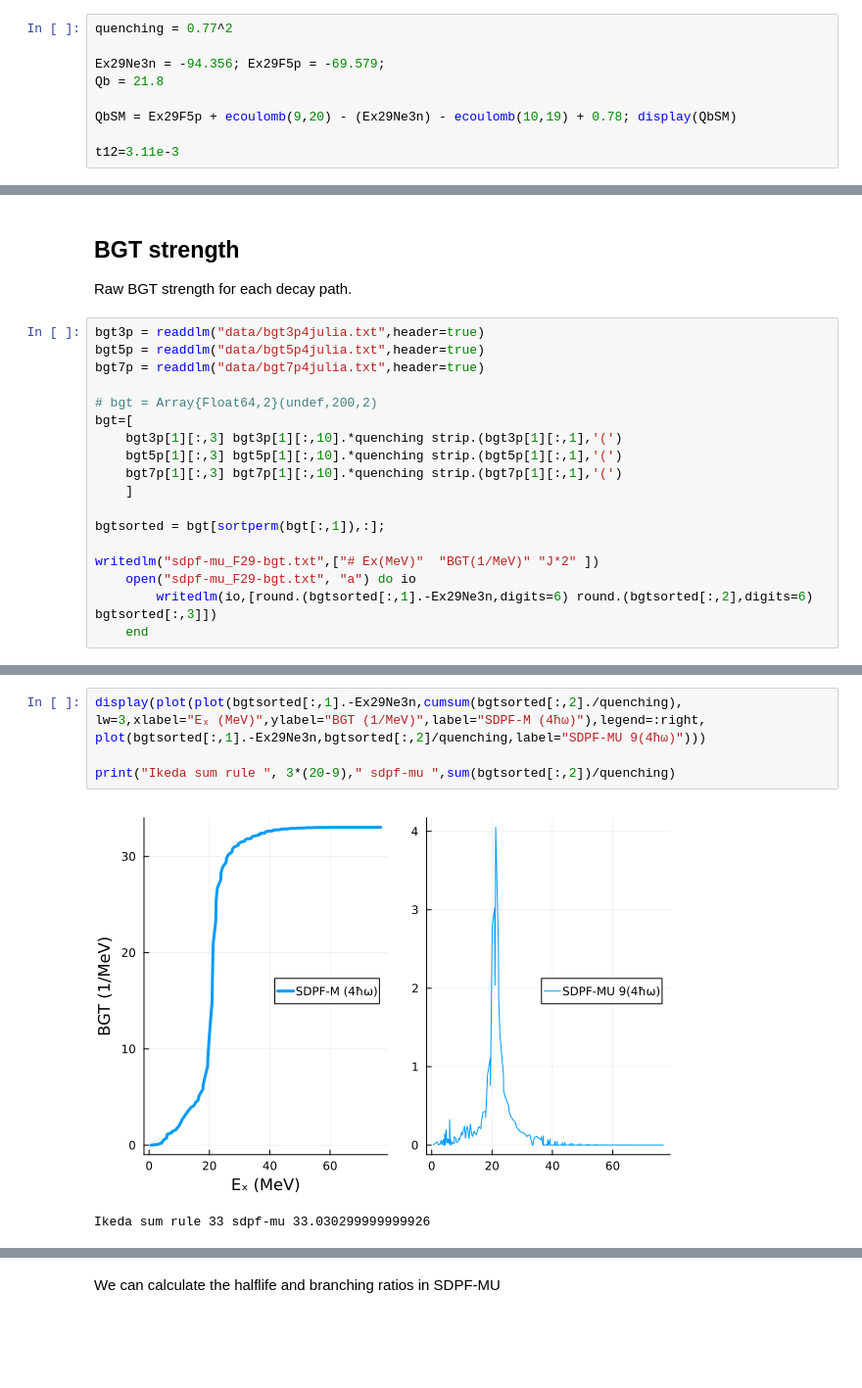
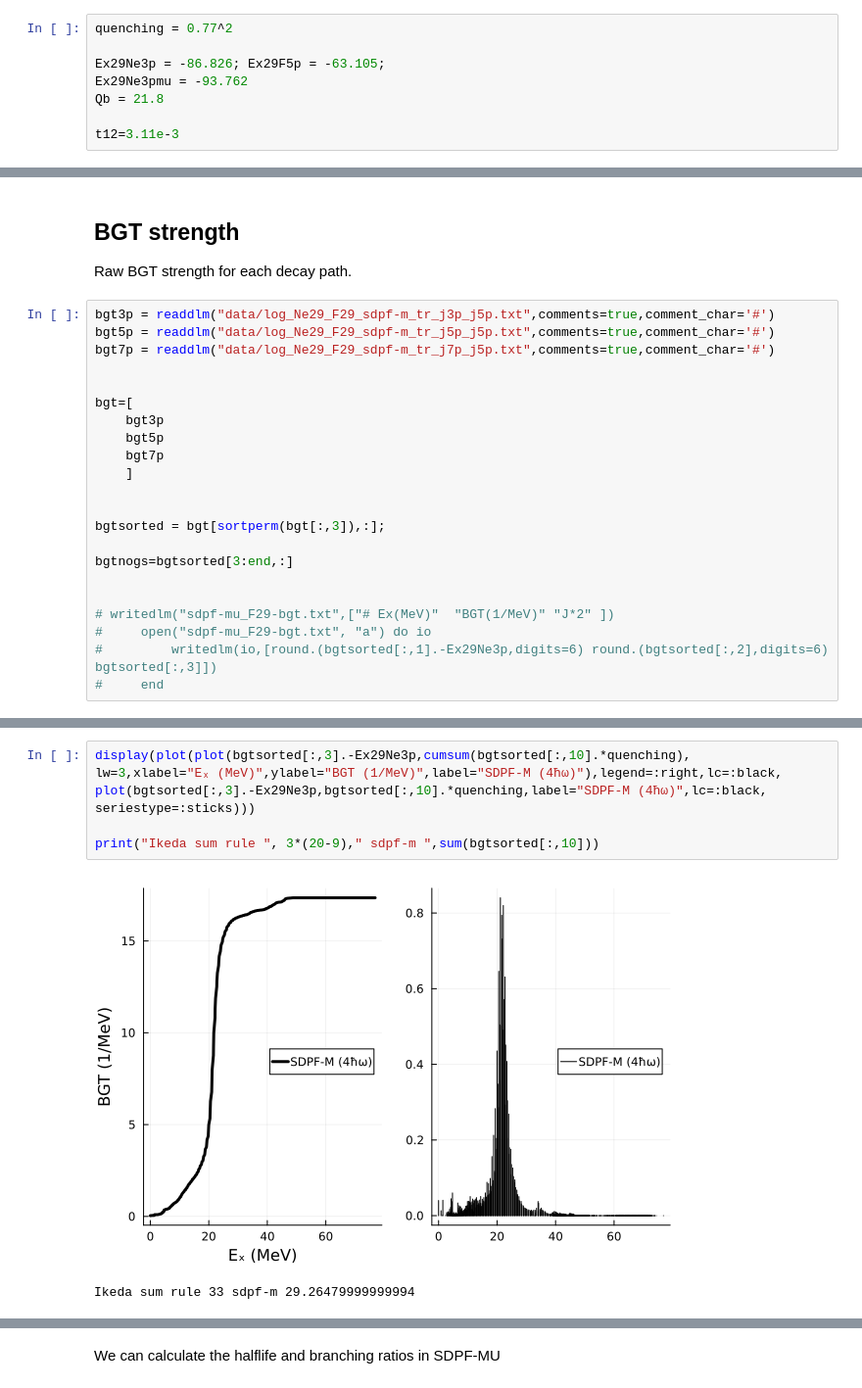
Before and after one commit to mmadurga/E19044-F29, a Jupyter notebook: shellModelBGT.ipynb, the cells around one changed output, grey strips where cells are left out. Shown at 98% size. Drawn from its saved outputs; the diff is of its cells as text; blank space fills up the shorter version.

```diff
--- a/shellModelBGT.ipynb
+++ b/shellModelBGT.ipynb
@@ -12,10 +21,9 @@ The ground state of  $^{29}Ne(3/2-)$ and the $^{29}F$ $Q_{\beta}$ value are
 # %%
 quenching = 0.77^2
 
-Ex29Ne3n = -94.356; Ex29F5p = -69.579;
+Ex29Ne3p = -86.826; Ex29F5p = -63.105;
+Ex29Ne3pmu = -93.762
 Qb = 21.8
 
-QbSM = Ex29F5p + ecoulomb(9,20) - (Ex29Ne3n) - ecoulomb(10,19) + 0.78; display(QbSM)
-
 t12=3.11e-3
 # %% [output]
@@ -26,20 +33,24 @@ t12=3.11e-3
 
 Raw BGT strength for each decay path.
 # %%
-bgt3p = readdlm("data/bgt3p4julia.txt",header=true)
-bgt5p = readdlm("data/bgt5p4julia.txt",header=true)
-bgt7p = readdlm("data/bgt7p4julia.txt",header=true)
+bgt3p = readdlm("data/log_Ne29_F29_sdpf-m_tr_j3p_j5p.txt",comments=true,comment_char='#')
+bgt5p = readdlm("data/log_Ne29_F29_sdpf-m_tr_j5p_j5p.txt",comments=true,comment_char='#')
+bgt7p = readdlm("data/log_Ne29_F29_sdpf-m_tr_j7p_j5p.txt",comments=true,comment_char='#')
 
-# bgt = Array{Float64,2}(undef,200,2)
+
 bgt=[
-    bgt3p[1][:,3] bgt3p[1][:,10].*quenching strip.(bgt3p[1][:,1],'(')
-    bgt5p[1][:,3] bgt5p[1][:,10].*quenching strip.(bgt5p[1][:,1],'(')
-    bgt7p[1][:,3] bgt7p[1][:,10].*quenching strip.(bgt7p[1][:,1],'(')
+    bgt3p
+    bgt5p
+    bgt7p
     ]
 
-bgtsorted = bgt[sortperm(bgt[:,1]),:];
 
-writedlm("sdpf-mu_F29-bgt.txt",["# Ex(MeV)"  "BGT(1/MeV)" "J*2" ])
-    open("sdpf-mu_F29-bgt.txt", "a") do io
-        writedlm(io,[round.(bgtsorted[:,1].-Ex29Ne3n,digits=6) round.(bgtsorted[:,2],digits=6) bgtsorted[:,3]])
-    end
+bgtsorted = bgt[sortperm(bgt[:,3]),:];
+
+bgtnogs=bgtsorted[3:end,:]
+
+
+# writedlm("sdpf-mu_F29-bgt.txt",["# Ex(MeV)"  "BGT(1/MeV)" "J*2" ])
+#     open("sdpf-mu_F29-bgt.txt", "a") do io
+#         writedlm(io,[round.(bgtsorted[:,1].-Ex29Ne3p,digits=6) round.(bgtsorted[:,2],digits=6) bgtsorted[:,3]])
+#     end
@@ -48,9 +77,10 @@ Here we plot the SDPF-MU BGT without the 0.75 quenching, to be consistent with t
 # %%
-display(plot(plot(bgtsorted[:,1].-Ex29Ne3n,cumsum(bgtsorted[:,2]./quenching),
-lw=3,xlabel="Eₓ (MeV)",ylabel="BGT (1/MeV)",label="SDPF-M (4ħω)"),legend=:right,
-plot(bgtsorted[:,1].-Ex29Ne3n,bgtsorted[:,2]/quenching,label="SDPF-MU 9(4ħω)")))
+display(plot(plot(bgtsorted[:,3].-Ex29Ne3p,cumsum(bgtsorted[:,10].*quenching),
+lw=3,xlabel="Eₓ (MeV)",ylabel="BGT (1/MeV)",label="SDPF-M (4ħω)"),legend=:right,lc=:black,
+plot(bgtsorted[:,3].-Ex29Ne3p,bgtsorted[:,10].*quenching,label="SDPF-M (4ħω)",lc=:black,
+seriestype=:sticks)))
 
-print("Ikeda sum rule ", 3*(20-9)," sdpf-mu ",sum(bgtsorted[:,2])/quenching)
+print("Ikeda sum rule ", 3*(20-9)," sdpf-m ",sum(bgtsorted[:,10]))
 # %% [output]
-[figure, old version]
+[figure, new version]
-Ikeda sum rule 33 sdpf-mu 33.030299999999926
+Ikeda sum rule 33 sdpf-m 29.26479999999994
```
Also changed, not shown: parts of 44 cells of this notebook, 22 other files.
